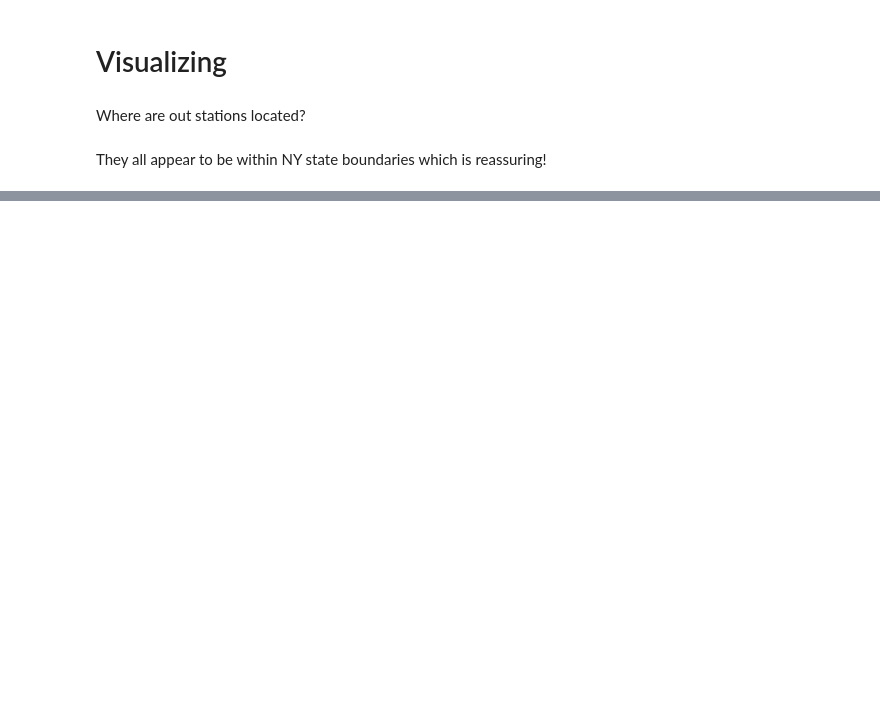
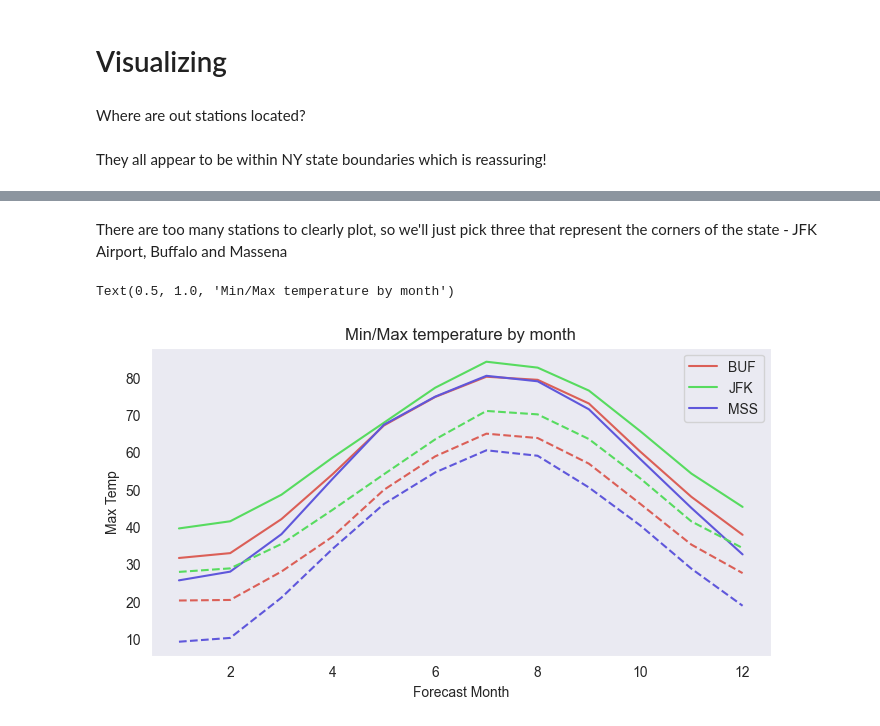
Before and after one commit to jmoro0408/Energy-Forecasting, a Jupyter notebook: scripts/explore_weather.ipynb, the cells around one changed output, grey strips where cells are left out. Saved outputs shown, nothing was run; the diff lists cells and outputs as text; code cells hidden in the pictures; blank space fills up the shorter version.

```diff
--- a/scripts/explore_weather.ipynb
+++ b/scripts/explore_weather.ipynb
@@ -112,3 +113,14 @@ weather_df.head()
 | 2 | 2011-03-02 | 2011-02-27 | Actual | BGM | 34 | 26 | 31.0 | 25.0 | ... |
 | 3 | 2011-03-02 | 2011-02-27 | Actual | BUF | 38 | 26 | 35.0 | 26.0 | ... |
 | 4 | 2011-03-02 | 2011-02-27 | Actual | ELM | 39 | 27 | 35.0 | 26.0 | ... |
+# %%
+weather_df['Forecast Date'] = pd.to_datetime(weather_df['Forecast Date'])
+weather_df['Vintage Date'] = pd.to_datetime(weather_df['Vintage Date'])
+# %%
+weather_df['Forecast Year'] = weather_df['Forecast Date'].dt.year
+weather_df['Forecast Month'] = weather_df['Forecast Date'].dt.month
+weather_df['Forecast Day'] = weather_df['Forecast Date'].dt.day
+
+weather_df['Vintage Year'] = weather_df['Vintage Date'].dt.year
+weather_df['Vintage Month'] = weather_df['Vintage Date'].dt.month
+weather_df['Vintage Day'] = weather_df['Vintage Date'].dt.day
@@ -179,0 +230,2 @@ They all appear to be within NY state boundaries which is reassuring!
+# %%
+monthly_min_max_by_station = weather_df.groupby(['Station ID', 'Forecast Month'], as_index = False).mean(numeric_only = True)[['Station ID', 'Forecast Month', 'Max Temp', 'Min Temp']]
@@ -179,0 +241,31 @@ They all appear to be within NY state boundaries which is reassuring!
+# %% [markdown]
+There are too many stations to clearly plot, so we'll just pick three that represent the corners of the state - JFK Airport, Buffalo and Massena
+# %%
+jfk_mss_buff_df = (monthly_min_max_by_station[monthly_min_max_by_station['Station ID'].isin(['MSS', 'JFK', 'BUF'])]
+                   .reset_index(drop = True))
+#Seaborn legend contains all categorical elements from full df, so need to remove these
+jfk_mss_buff_df['Station ID'] = jfk_mss_buff_df['Station ID'].cat.remove_unused_categories()
+
+fig, ax = plt.subplots(figsize = (8,4))
+sns.lineplot(data =jfk_mss_buff_df,
+             x = 'Forecast Month',
+             y = 'Max Temp',
+             hue = 'Station ID',
+             ax =ax,
+             palette = sns.color_palette("hls", 3))
+
+sns.lineplot(data =jfk_mss_buff_df,
+             x = 'Forecast Month',
+             y = 'Min Temp',
+             hue = 'Station ID',
+             ax =ax,
+             palette = sns.color_palette("hls", 3),
+             linestyle = 'dashed')
+# Removing repeated legend elements
+handles, labels = plt.gca().get_legend_handles_labels()
+by_label = dict(zip(labels, handles))
+plt.legend(by_label.values(), by_label.keys())
+ax.set_title('Min/Max temperature by month')
+# %% [output]
+Text(0.5, 1.0, 'Min/Max temperature by month')
+[figure, added]
```
Also changed, not shown: parts of 15 cells of this notebook.
